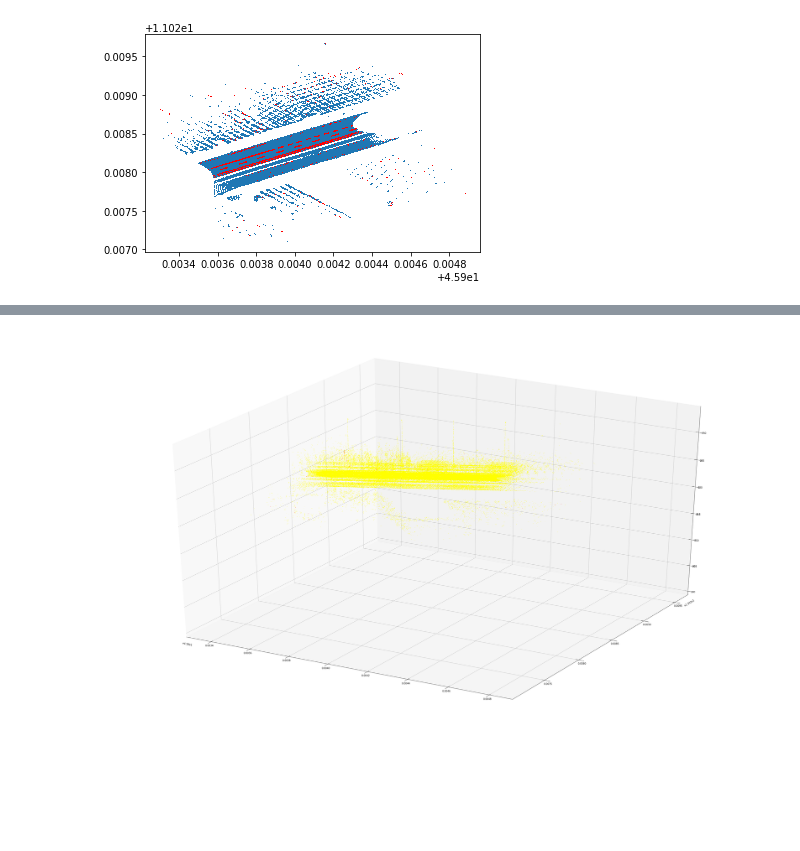
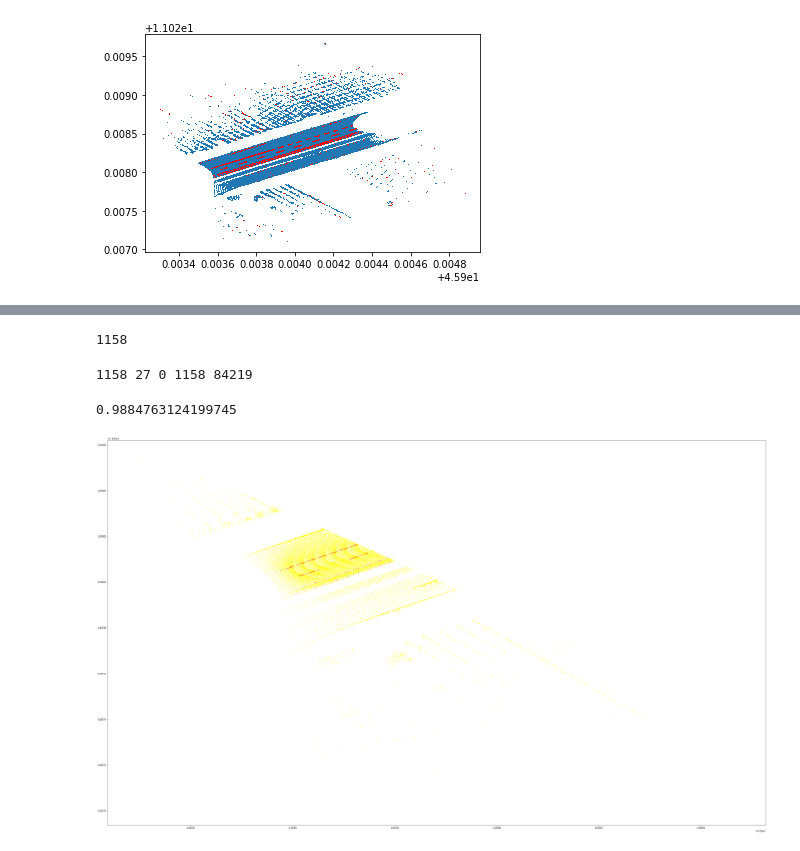
Before and after one commit to jingchengdeng/point_cloud_lane_marking, a Jupyter notebook: Untitled.ipynb, the cells around one changed output, grey strips where cells are left out. Drawn from its saved outputs; the diff is of its cells as text; code cells hidden in the pictures; blank space fills up the shorter version.

```diff
--- a/Untitled.ipynb
+++ b/Untitled.ipynb
@@ -176,7 +181,17 @@ parameters = {'latitude': x, 'longitude':y, 'altitude':z, 'intensity':intensity}
 X = pd.DataFrame(data = parameters)
 labels = {'label':label}
 Y = pd.DataFrame(data = labels)
+# %%
+train, test = [], []
+for i in range(len(x)):
+    if x[i] + y[i] > 56.93189317:
+        train.append(i)
+    else:
+        test.append(i)
+train, test = pd.Int64Index(data = train), pd.Int64Index(data = test)
 # %%
-clf = linear_model.LogisticRegression(penalty = 'l2', solver = 'liblinear')
-clf.fit(X, Y)
+from sklearn.svm import SVC
+clf = SVC(C = 30, kernel = "rbf")
+# clf = linear_model.LogisticRegression(penalty = 'l2', C = 0.0001, solver = 'sag')
+clf.fit(X.iloc[train], Y.iloc[train])
 # %% [output]
@@ -187,5 +202,5 @@ LogisticRegression(C=1.0, class_weight=None, dual=False, fit_intercept=True,
 # %%
-y_predict = clf.predict(X)
+y_predict = clf.predict(X.iloc[test])
 # %%
 y_predict
 # %% [output]
@@ -193,11 +208,46 @@ array([False, False, False, ..., False, False, False])
+# %%
+x_train, x_test, y_train, y_test = X.iloc[train], X.iloc[test], Y.iloc[train], Y.iloc[test]
+# %%
+sum(y_test['label'] == 1)
+# %% [output]
+1158
+# %%
+P = 0
+TP = 0
+FP = 0
+FN = 0
+N = 0
+i = 0
+for index, row in y_test.iterrows():
+    if row['label'] == y_predict[i] == 1:
+        TP += 1
+    elif row['label'] == 1 and y_predict[i] == 0:
+        FN += 1
+    elif row['label'] == 0 and y_predict[i] == 1:
+        FP += 1
+    if row['label'] == 1:
+        P += 1
+    if row['label'] == 0:
+        N += 1
+    i += 1
+print(TP, FP, FN, P, N)
+# %% [output]
+1158 27 0 1158 84219
+# %%
+recall = TP / (TP + FN)
+precision = TP / (TP + FP)
+f1 = (2 * precision * recall) / (precision + recall)
+f1
+# %% [output]
+0.9884763124199745
 # %%
 fig = plt.figure(figsize = (50, 30))
-ax = plt.axes(projection = '3d')
-ax.set_xlim(min(horizon_x), max(horizon_x))
-ax.set_ylim(min(horizon_y), max(horizon_y))
-ax.set_zlim3d(200, 234)
-ax.plot3D(X[y_predict == True]['latitude'], X[y_predict == True]['longitude'], X[y_predict == True]['altitude'], ',', color = "red")
-ax.plot3D(X[y_predict == False]['latitude'], X[y_predict == False]['longitude'], X[y_predict == False]['altitude'], ',', color = "yellow")
+# ax = plt.axes(projection = '3d')
+# ax.set_xlim(min(horizon_x), max(horizon_x))
+# ax.set_ylim(min(horizon_y), max(horizon_y))
+# ax.set_zlim3d(min(z), max(z))
+plt.plot(x_test[y_predict == False]['latitude'], x_test[y_predict == False]['longitude'], ',', color = "yellow")
+plt.plot(x_test[y_predict == True]['latitude'], x_test[y_predict == True]['longitude'], ',', color = "red")
 plt.show()
 # %% [output]
-[figure, old version]
+[figure, new version]
```
Also changed, not shown: parts of 8 cells of this notebook.
